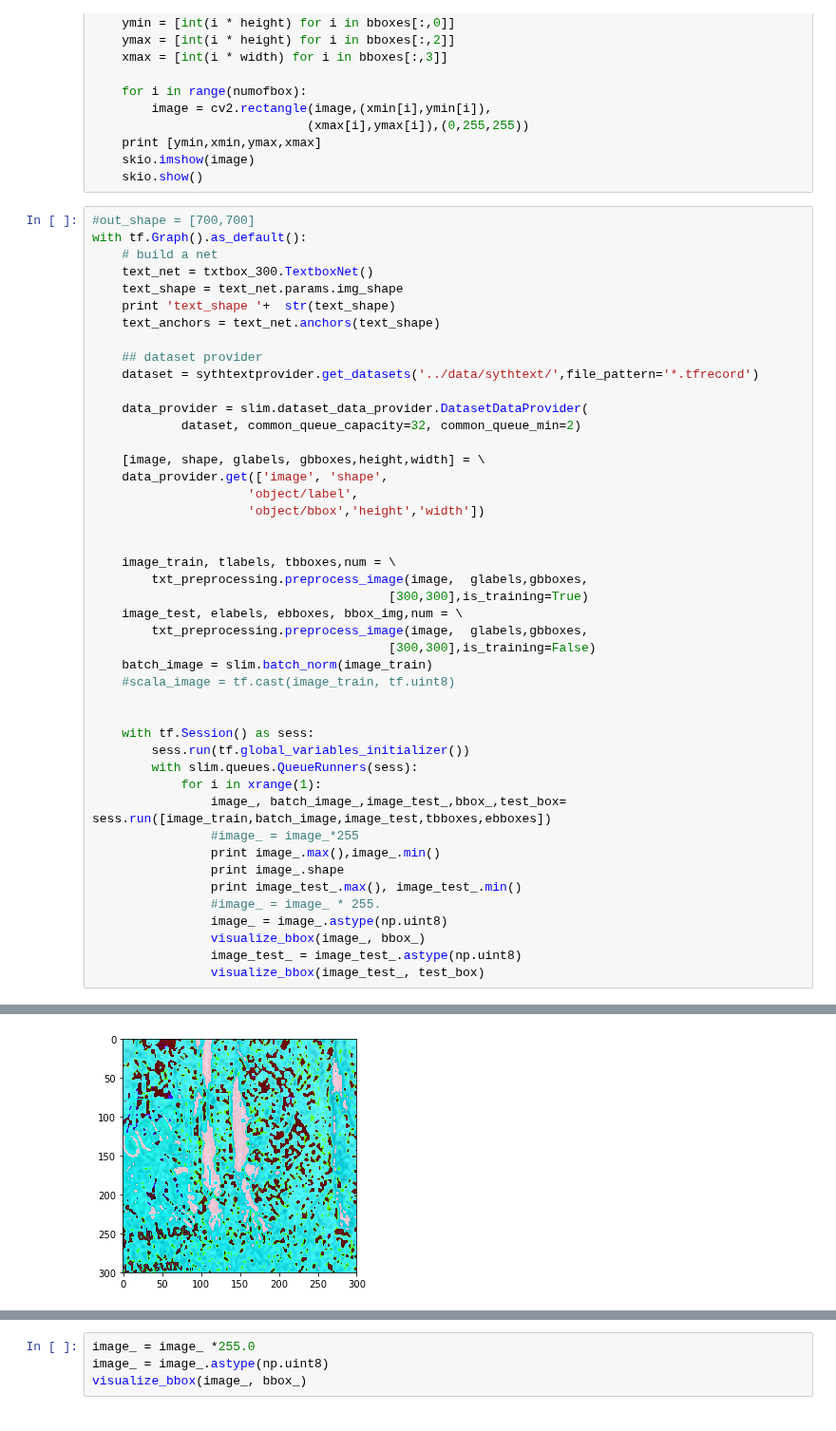
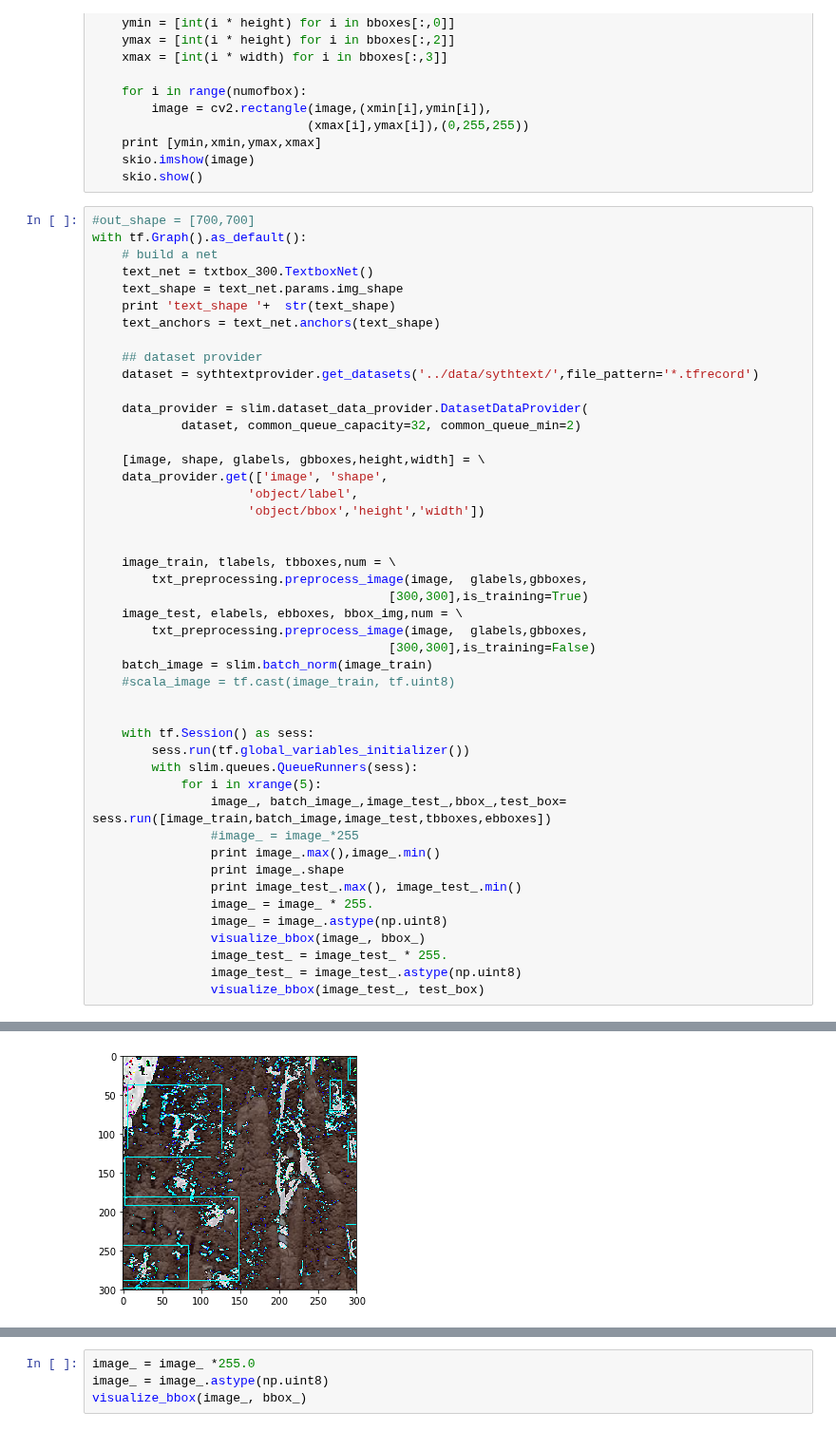
Before and after one commit to bindung/TextBoxes-TensorFlow, a Jupyter notebook: Notes/data_processing.ipynb, the cells around one changed output, grey strips where cells are left out. Shown at 95% size. Saved outputs shown, nothing was run; the diff lists cells and outputs as text.

```diff
--- a/Notes/data_processing.ipynb
+++ b/Notes/data_processing.ipynb
@@ -95,15 +95,16 @@ with tf.Graph().as_default():
     with tf.Session() as sess:
         sess.run(tf.global_variables_initializer())
         with slim.queues.QueueRunners(sess):
-            for i in xrange(1):
+            for i in xrange(5):
                 image_, batch_image_,image_test_,bbox_,test_box= sess.run([image_train,batch_image,image_test,tbboxes,ebboxes])
                 #image_ = image_*255
                 print image_.max(),image_.min()
                 print image_.shape
                 print image_test_.max(), image_test_.min()
-                #image_ = image_ * 255.
+                image_ = image_ * 255.
                 image_ = image_.astype(np.uint8)
                 visualize_bbox(image_, bbox_)
+                image_test_ = image_test_ * 255.
                 image_test_ = image_test_.astype(np.uint8)
                 visualize_bbox(image_test_, test_box)
 # %% [output]
@@ -116 +117 @@ file_path: ../data/sythtext/*.tfrecord
-[figure, old version]
+[figure, new version]
```
Also changed, not shown: parts of 2 cells of this notebook, 12 other files.
